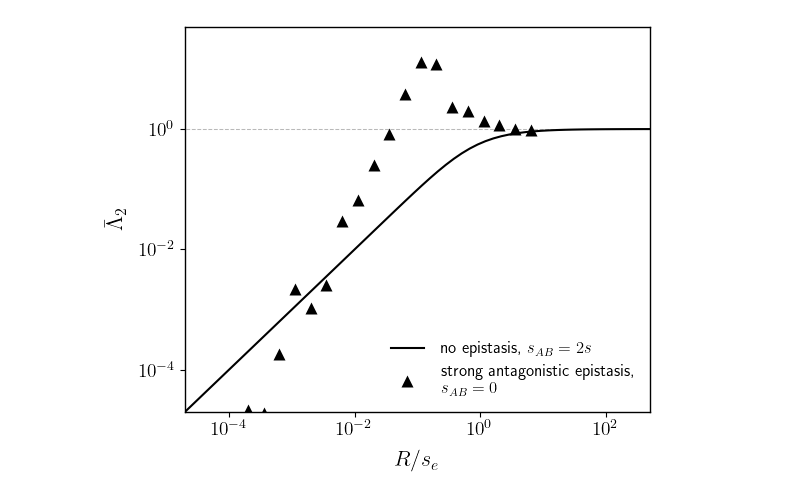
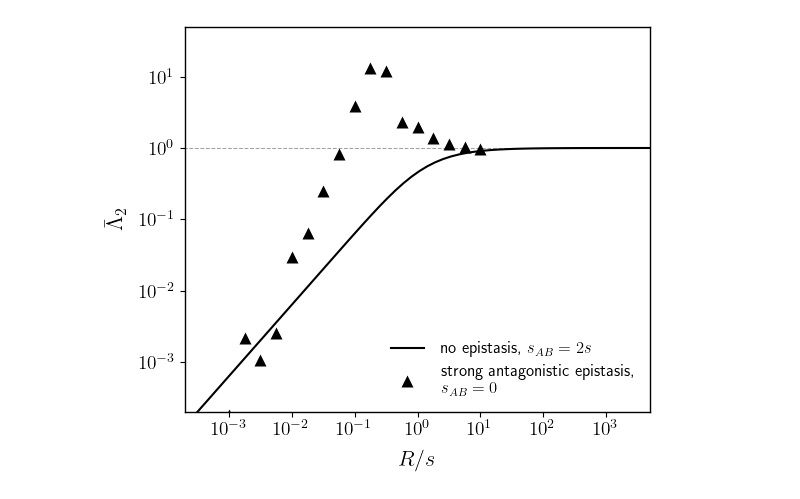
Before and after one commit to alyulina/linkage-equilibrium, a Jupyter notebook: figures/fig4.ipynb, the cells around one changed output. Cells and saved outputs as stored; diff of their text form; code cells hidden in the pictures.

Commit message:
changed the grey color + fig 4

```diff
--- a/figures/fig4.ipynb
+++ b/figures/fig4.ipynb
@@ -48,7 +48,7 @@ matplotlib.rcParams['axes.linewidth'] = 1
 fig = plt.figure(figsize=(6,5))
 
 cmap = matplotlib.cm.ScalarMappable(norm=matplotlib.colors.Normalize(vmin=-4, vmax=-1),cmap=sns.color_palette("crest", as_cmap=True))
-grey = '#b9b9b9'
+grey = '#a1a1a1'
 w = 1.5 # linewidth
 
 # asymptotics
@@ -58,40 +58,40 @@ plt.loglog(np.logspace(-6,8,25), np.ones_like(np.logspace(-6,8,25)), '--', color
 # theory curve when no epistasis – rescaling since we want R/s_e on the x axis
 # if f_0 = 0.1 and N = 1e6, this means s = 1e-2
 gamma_a = 1000; gamma_b = 1000; eps = 0; gamma_ab = gamma_a + gamma_b + eps
-plt.plot([19 / 30 * x / gamma_ab for x in np.logspace(-4.5, 8, int(1e2))], [lambda_bar(x, gamma_a, gamma_b, gamma_ab) for x in np.logspace(-4.5, 8, int(1e2))], color='black', linewidth=w, zorder=5,
+plt.plot([x / gamma_ab for x in np.logspace(-4.5, 8, int(1e2))], [lambda_bar(x, gamma_a, gamma_b, gamma_ab) for x in np.logspace(-4.5, 8, int(1e2))], color='black', linewidth=w, zorder=5,
          label='no epistasis, ' + '$s_{AB}=2s$') # label='numerics'
 
 # adding data
 regime = 'r_anteps=1e-2'
 for j, f in enumerate(points[regime]['fs'][:-7]):
     if f != 0.01:
         continue
 
     color=matplotlib.colors.rgb2hex(cmap.to_rgba(math.log10(f)))
 
     xs = []; ys = []
     for i, r in enumerate(points[regime]['rs']):
 
-        xs.append(19 /30 * r / s)
+        xs.append(r / s)
         ys.append(points[regime]['nums'][i, j] / points[regime]['denoms'][i, j])
 
     plt.loglog(xs, ys, '^', markersize=8, markeredgecolor='#00000000', markerfacecolor='#000000', label='strong antagonistic epistasis,\n' + '$s_{AB}=0$')
 
-plt.xticks([1e-4, 1e-2, 1e0, 1e2],
-           ['$10^{-4}$', '$10^{-2}$', '$10^{0}$', '$10^{2}$'])
-plt.yticks([1e-4, 1e-2, 1e0, 1e2],
-           ['$10^{-4}$', '$10^{-2}$', '$10^{0}$', '$10^{2}$'])
-plt.ylim([2e-5, 5e1])
-plt.xlim([2e-5, 5e2])
+plt.xticks([1e-4, 1e-3, 1e-2, 1e-1, 1e0, 1e1, 1e2, 1e3, 1e4],
+           ['$10^{-4}$', '$10^{-3}$', '$10^{-2}$', '$10^{-1}$', '$10^{0}$', '$10^{1}$', '$10^{2}$', '$10^{3}$', '$10^{4}$'])
+plt.yticks([1e-4, 1e-3, 1e-2, 1e-1, 1e0, 1e1, 1e2],
+           ['$10^{-4}$', '$10^{-3}$', '$10^{-2}$', '$10^{-1}$', '$10^{0}$', '$10^{1}$', '$10^{2}$'])
+plt.ylim([2e-4, 5e1])
+plt.xlim([2e-4, 5e3])
 
 plt.minorticks_off()
 plt.tick_params(axis='both', labelsize=14)
 
 plt.ylabel("$\\bar{\\Lambda}_2$", fontsize=16, labelpad=8)
-plt.xlabel(r"$R / s_e$", fontsize=16, labelpad=8)
+plt.xlabel(r"$R / s$", fontsize=16, labelpad=8)
 
 plt.legend(frameon=False, fontsize=12, loc='lower right', bbox_to_anchor=(0.5, 0.0, 0.5, 0.5), handletextpad=1);
 
 plt.savefig('fig4.pdf',dpi=600,bbox_inches='tight')
 # %% [output]
-[figure, old version]
+[figure, new version]
```
Also changed, not shown: parts of 1 cell of this notebook, 4 other files.
